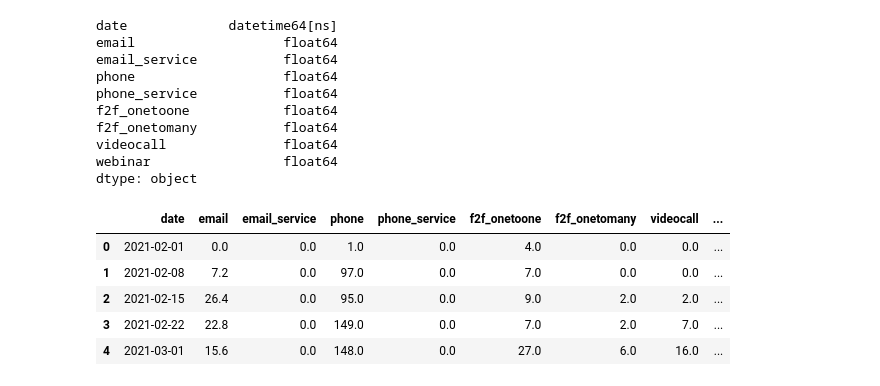
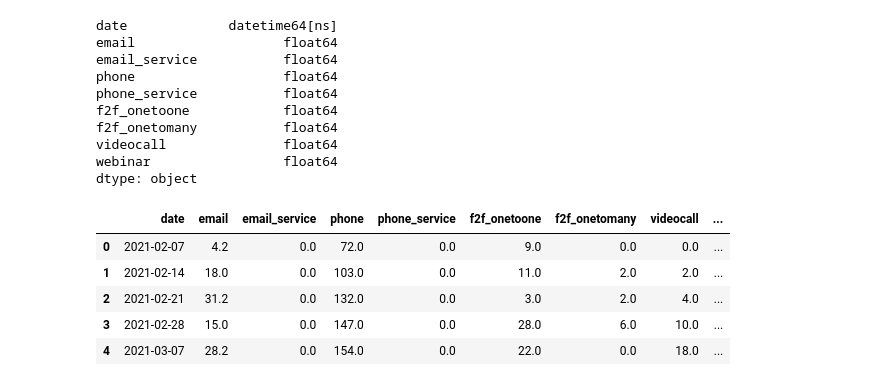
Before and after one commit to cdonosoc/MMM_Fortimel, a Jupyter notebook: oce_table.ipynb, the cells around one changed output. Saved outputs shown, nothing was run; the diff lists cells and outputs as text; code cells hidden in the pictures.

Commit message:
oce table new week calculation

```diff
--- a/oce_table.ipynb
+++ b/oce_table.ipynb
@@ -162,15 +166,15 @@ dtype: object
 # %%
 # Group table by weeks and sum channel activities
 
-df_weekly = df_red.groupby(pd.Grouper(key='date', freq='W-MON')).sum().reset_index()
+df_weekly = df_red.groupby(pd.Grouper(key='date', freq='W')).sum().reset_index()
 df_weekly.head()
 # %% [output]
 |  | date | email | email_service | phone | phone_service | f2f_onetoone | f2f_onetomany | videocall | ... |
-| 0 | 2021-02-01 | 0.0 | 0.0 | 1.0 | 0.0 | 4.0 | 0.0 | 0.0 | ... |
-| 1 | 2021-02-08 | 7.2 | 0.0 | 97.0 | 0.0 | 7.0 | 0.0 | 0.0 | ... |
-| 2 | 2021-02-15 | 26.4 | 0.0 | 95.0 | 0.0 | 9.0 | 2.0 | 2.0 | ... |
-| 3 | 2021-02-22 | 22.8 | 0.0 | 149.0 | 0.0 | 7.0 | 2.0 | 7.0 | ... |
-| 4 | 2021-03-01 | 15.6 | 0.0 | 148.0 | 0.0 | 27.0 | 6.0 | 16.0 | ... |
+| 0 | 2021-02-07 | 4.2 | 0.0 | 72.0 | 0.0 | 9.0 | 0.0 | 0.0 | ... |
+| 1 | 2021-02-14 | 18.0 | 0.0 | 103.0 | 0.0 | 11.0 | 2.0 | 2.0 | ... |
+| 2 | 2021-02-21 | 31.2 | 0.0 | 132.0 | 0.0 | 3.0 | 2.0 | 4.0 | ... |
+| 3 | 2021-02-28 | 15.0 | 0.0 | 147.0 | 0.0 | 28.0 | 6.0 | 10.0 | ... |
+| 4 | 2021-03-07 | 28.2 | 0.0 | 154.0 | 0.0 | 22.0 | 0.0 | 18.0 | ... |
 # %%
 # Aggregate correlated columns to avoid multi-colinearity following business criteria
 
```
Also changed, not shown: parts of 1 cell of this notebook.
